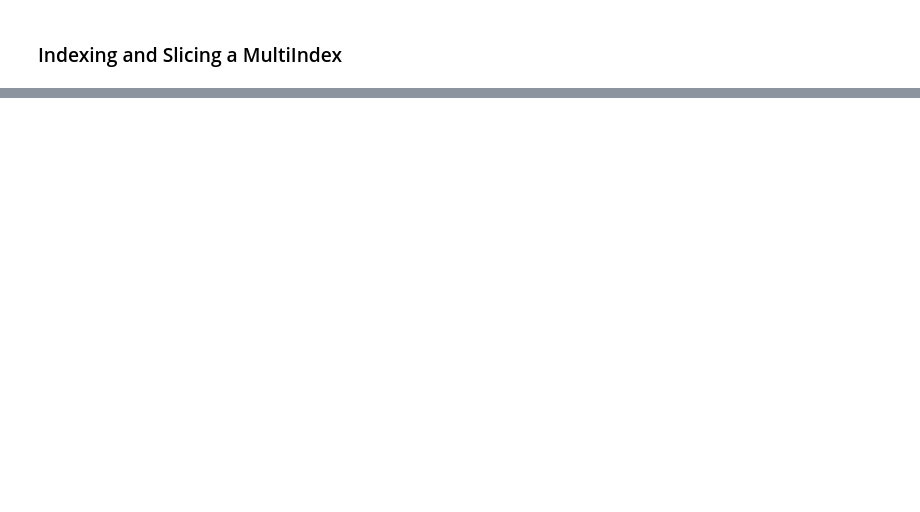
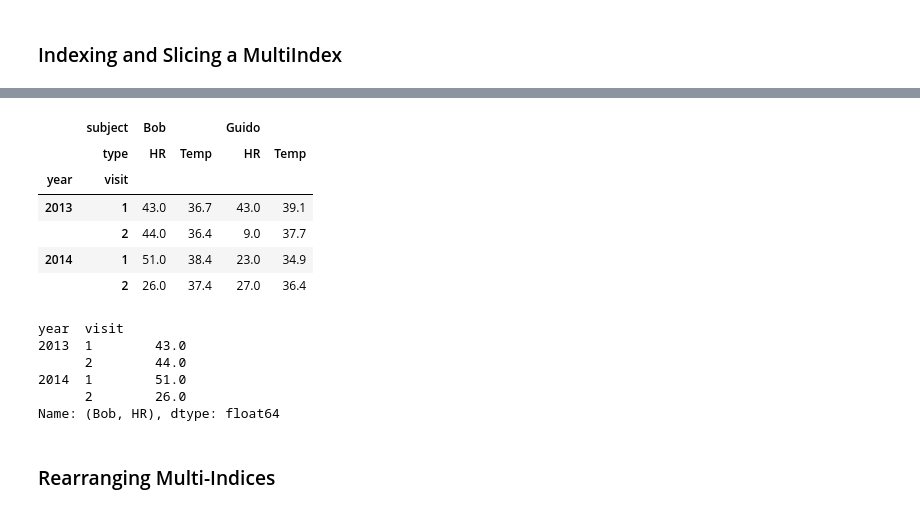
Before and after one commit to ali-d-nasseri/Python-Tutorials, a Jupyter notebook: Pandas-Analysis-Kaggle-Survey.ipynb, the cells around one changed output, grey strips where cells are left out. Cells and saved outputs as stored; diff of their text form; code cells hidden in the pictures; blank space fills up the shorter version.

```diff
--- a/Pandas-Analysis-Kaggle-Survey.ipynb
+++ b/Pandas-Analysis-Kaggle-Survey.ipynb
@@ -1122,0 +1193,21 @@ health_data['Guido']
+# %%
+health_data.loc[:,['Bob','Guido']]
+# %% [output]
+|  | subject | Bob |  | Guido |  |
+|  | type | HR | Temp | HR | Temp |
+| year | visit |  |  |  |  |
+| 2013 | 1 | 43.0 | 36.7 | 43.0 | 39.1 |
+|  | 2 | 44.0 | 36.4 | 9.0 | 37.7 |
+| 2014 | 1 | 51.0 | 38.4 | 23.0 | 34.9 |
+|  | 2 | 26.0 | 37.4 | 27.0 | 36.4 |
+# %%
+health_data.loc[:,('Bob','HR')] # Since there are different level of column names, you need to call each one of them using tuple like syntax
+# %% [output]
+year  visit
+2013  1        43.0
+      2        44.0
+2014  1        51.0
+      2        26.0
+Name: (Bob, HR), dtype: float64
+# %% [markdown]
+### Rearranging Multi-Indices
```
Also changed, not shown: parts of 31 cells of this notebook.
